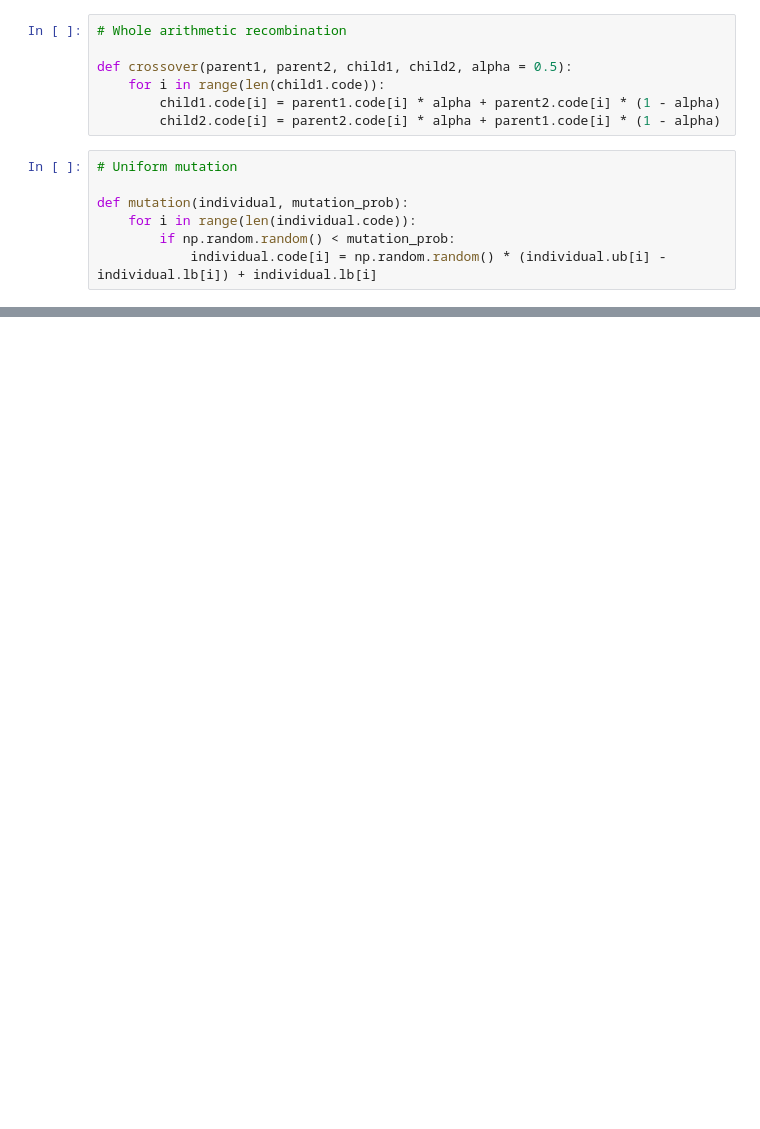
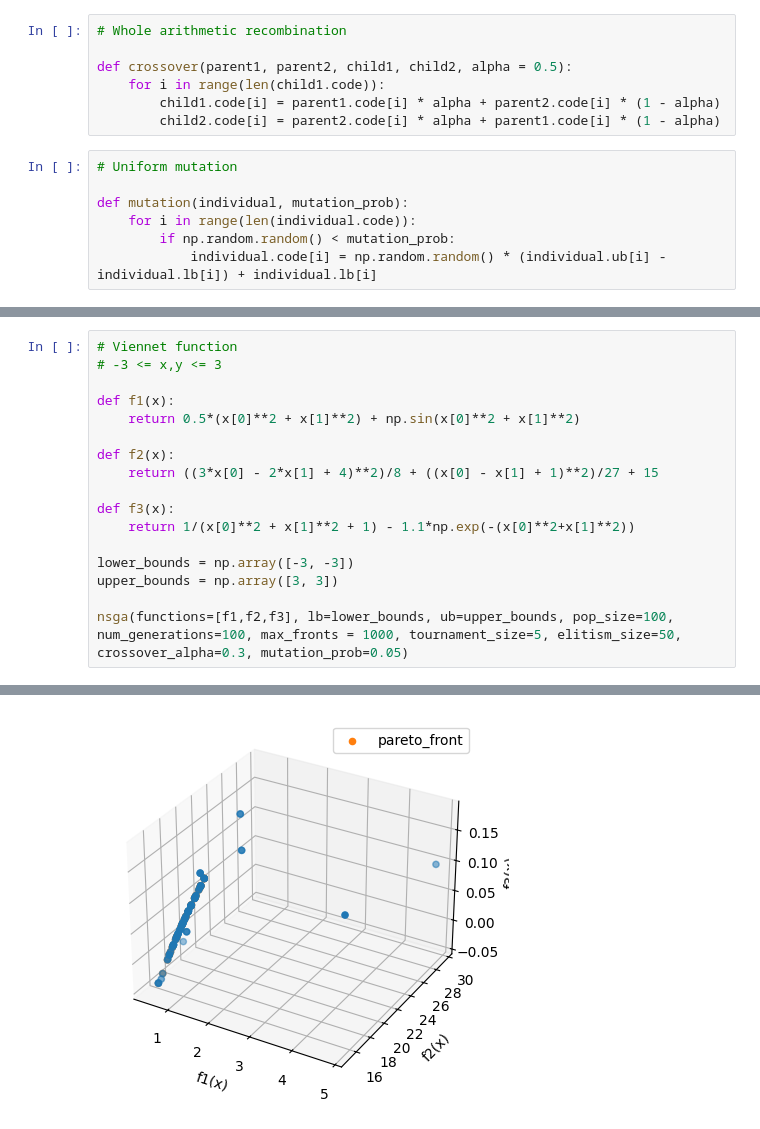
Before and after one commit to jormundur00/MultiObjectiveOptimization, a Jupyter notebook: NSGA-II.ipynb, the cells around one changed output, grey strips where cells are left out. Cells and saved outputs as stored; diff of their text form; blank space fills up the shorter version.

```diff
--- a/NSGA-II.ipynb
+++ b/NSGA-II.ipynb
@@ -203,0 +241,18 @@ nsga(functions=[f1,f2], lb=lower_bounds, ub=upper_bounds, pop_size=1000, num_gen
+# %%
+# Viennet function
+# -3 <= x,y <= 3
+
+def f1(x):
+    return 0.5*(x[0]**2 + x[1]**2) + np.sin(x[0]**2 + x[1]**2)
+
+def f2(x):
+    return ((3*x[0] - 2*x[1] + 4)**2)/8 + ((x[0] - x[1] + 1)**2)/27 + 15
+
+def f3(x):
+    return 1/(x[0]**2 + x[1]**2 + 1) - 1.1*np.exp(-(x[0]**2+x[1]**2))
+
+lower_bounds = np.array([-3, -3])
+upper_bounds = np.array([3, 3])
+
+nsga(functions=[f1,f2,f3], lb=lower_bounds, ub=upper_bounds, pop_size=100, num_generations=100, max_fronts = 1000, tournament_size=5, elitism_size=50, crossover_alpha=0.3, mutation_prob=0.05)
+# %% [output]
@@ -203,0 +261 @@ nsga(functions=[f1,f2], lb=lower_bounds, ub=upper_bounds, pop_size=1000, num_gen
+[figure, added]
```
Also changed, not shown: parts of 8 cells of this notebook.
